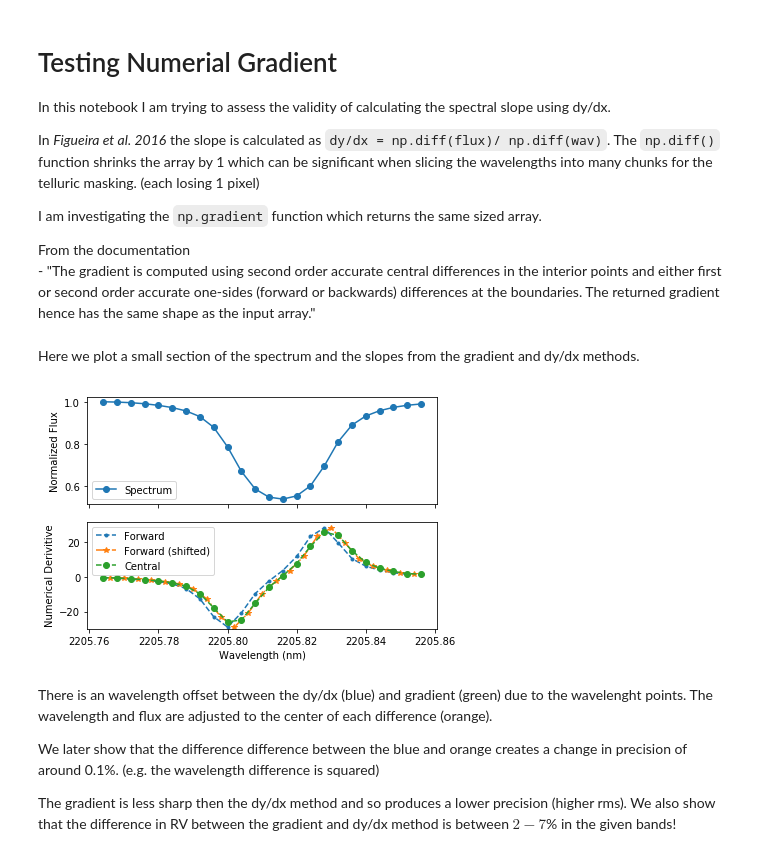
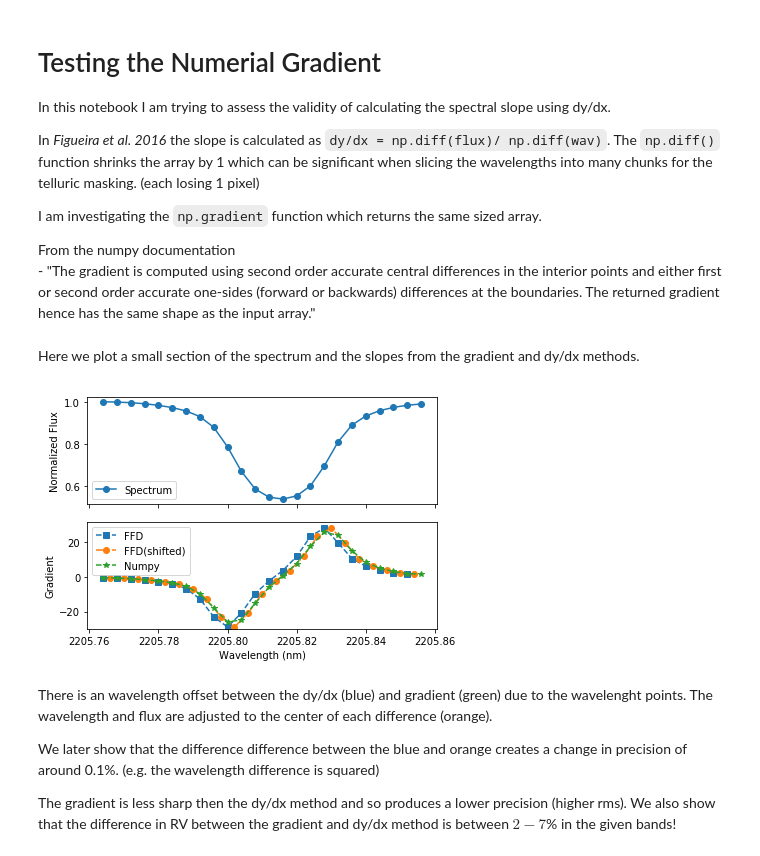
Before and after one commit to jason-neal/eniric, a Jupyter notebook: docs/Notebooks/spectral_gradient.ipynb, the cells around one changed output. Drawn from its saved outputs; the diff is of its cells as text; code cells hidden in the pictures.

```diff
--- a/docs/Notebooks/spectral_gradient.ipynb
+++ b/docs/Notebooks/spectral_gradient.ipynb
@@ -1,5 +1,5 @@
 # %% [markdown]
-# Testing Numerial Gradient
+# Testing the Numerial Gradient
 
 In this notebook I am trying to assess the validity of calculating the spectral slope using dy/dx.
 
@@ -7,10 +7,14 @@ In *Figueira et al. 2016* the slope is calculated as `dy/dx = np.diff(flux)/ np.
 
 I am investigating the `np.gradient` function which returns the same sized array.
 
-From the documentation
+From the numpy documentation
     - "The gradient is computed using second order accurate central differences in the interior points and either first or second order accurate one-sides (forward or backwards) differences at the boundaries. The returned gradient hence has the same shape as the input array."
 # %%
+import matplotlib
+matplotlib.rcParams["text.usetex"] = False
+matplotlib.rcParams["text.latex.unicode"] = True
 import matplotlib.pyplot as plt
+
 import numpy as np
 
 %matplotlib inline
@@ -46,36 +50,36 @@ Here we plot a small section of the spectrum and the slopes from the gradient an
 # %%
 mask = ((wl_/1000) > 2.20576) & ((wl_/1000) < 2.20586)
 wl, flux = wl_[mask], flux_[mask]
 flux = flux / max(flux) # Normalize maximum to 1
 
 f_slope = slope(wl, flux)
 f_grad = slope_grad(wl, flux)
 f_adj, new_wl, new_flux = slope_adjusted(wl, flux)
 
 #plt.figure(figsize=(15,10))
 ax1 = plt.subplot(211)
 plt.plot(wl, flux, "o-", label="Spectrum")
 #plt.plot(new_wl, new_flux, "+--", label="Diff adjusted")
 plt.ylabel("Normalized Flux")
 plt.ticklabel_format(axis="x", style="plain")
 ax1.ticklabel_format
 plt.legend()
 
 ax2 = plt.subplot(212, sharex=ax1)
-plt.plot(wl[:-1], f_slope, ".--", label="Forward")
-plt.plot(new_wl, f_adj, "*-.", label="Forward (shifted)")
-plt.plot(wl, f_grad, "o--", label="Central")
+plt.plot(wl[:-1], f_slope, "s--", label="FFD")
+plt.plot(new_wl, f_adj, "o-.", label="FFD(shifted)")
+plt.plot(wl, f_grad, "*--", label="Numpy")
 plt.ylim([-30,32])
 plt.xlabel("Wavelength (nm)")
-plt.ylabel("Numerical Derivitive")
+plt.ylabel("Gradient")
 ax2.ticklabel_format(useOffset=False)
 ax1.tick_params(labelbottom=False)
 plt.legend()
 plt.tight_layout()
 plt.savefig("spectra_gradient_example1.pdf")
 plt.show()
 # %% [output]
-[figure, old version]
+[figure, new version]
 # %% [markdown]
 There is an wavelength offset between the dy/dx (blue) and gradient (green) due to the wavelenght points. The wavelength and flux are adjusted to the center of each difference (orange).
 
```
Also changed, not shown: parts of 2 cells of this notebook.
